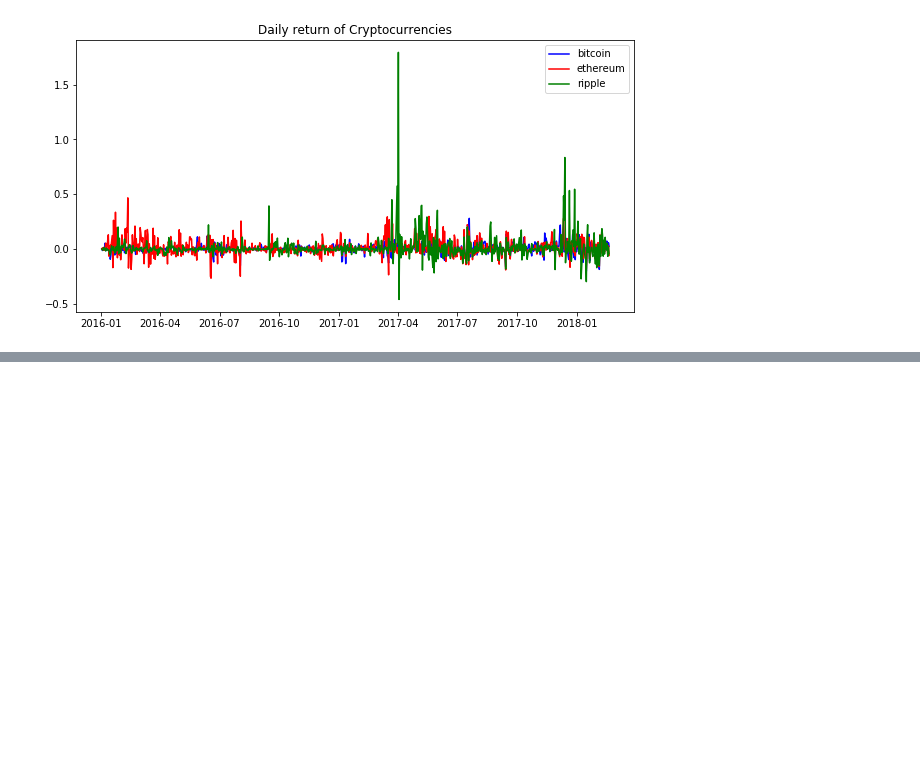
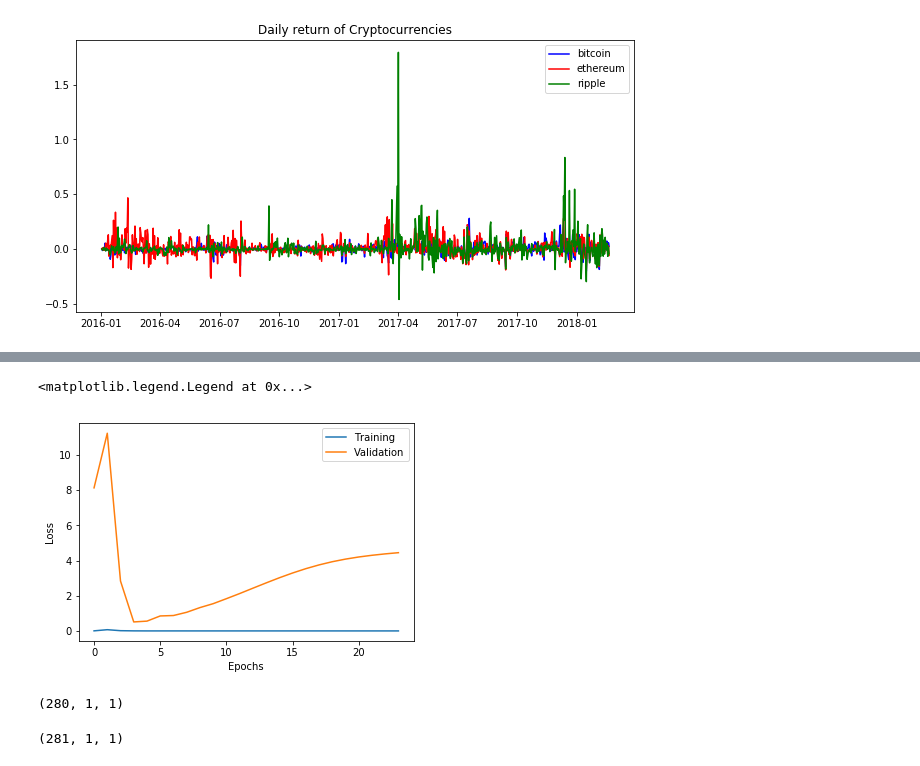
Before and after one commit to samuelvenzi/d_science_temple, a Jupyter notebook: Final Project/Crypto Analysis - Final Project.ipynb, the cells around one changed output, grey strips where cells are left out. Drawn from its saved outputs; the diff is of its cells as text; code cells hidden in the pictures; blank space fills up the shorter version.

Commit message:
First result with the Neural Network
Bad accuracy, 100 epochs with early stopping at 24

```diff
--- a/Final Project/Crypto Analysis - Final Project.ipynb
+++ b/Final Project/Crypto Analysis - Final Project.ipynb
@@ -210,0 +250,5 @@ plt.show()
+# %%
+daily_price = daily_price.set_index('Date')
+# %%
+df_train = daily_price[0:500]
+df_test = daily_price[500:]
@@ -210,0 +276,21 @@ plt.show()
+# %%
+from sklearn.preprocessing import MinMaxScaler
+
+training_set = df_train.values
+training_set = np.reshape(training_set, (len(training_set), 1))
+test_set = df_test.values
+test_set = np.reshape(test_set, (len(test_set), 1))
+
+#scale datasets
+scaler = MinMaxScaler()
+training_set = scaler.fit_transform(training_set)
+test_set = scaler.transform(test_set)
+
+# create datasets which are suitable for time series forecasting
+look_back = 1
+X_train, Y_train = create_lookback(training_set, look_back)
+X_test, Y_test = create_lookback(test_set, look_back)
+
+ # reshape datasets so that they will be ok for the requirements of the LSTM model in Keras
+X_train = np.reshape(X_train, (len(X_train), 1, X_train.shape[1]))
+X_test = np.reshape(X_test, (len(X_test), 1, X_test.shape[1]))
@@ -210,0 +301,12 @@ plt.show()
+# %%
+# initialize sequential model, add 2 stacked LSTM layers and densely connected output neuron
+model = Sequential()
+model.add(LSTM(256, return_sequences=True, input_shape=(X_train.shape[1], X_train.shape[2])))
+model.add(LSTM(256))
+model.add(Dense(1))
+
+# compile and fit the model
+model.compile(loss='mean_squared_error', optimizer='adam')
+history = model.fit(X_train, Y_train, epochs=100, batch_size=16, shuffle=False,
+                    validation_data=(X_test, Y_test),
+                    callbacks = [EarlyStopping(monitor='val_loss', min_delta=5e-5, patience=20, verbose=1)])
@@ -210,0 +331,14 @@ plt.show()
+# %%
+plt.figure()
+plt.xlabel('Epochs')
+plt.ylabel('Loss')
+plt.plot(history.history['loss'])
+plt.plot(history.history['val_loss'])
+plt.legend(['Training', 'Validation'])
+# %% [output]
+<matplotlib.legend.Legend at 0x...>
+[figure, added]
+# %%
+X_test.shape
+# %% [output]
+(280, 1, 1)
@@ -210,0 +356,4 @@ plt.show()
+# %%
+X_test.shape
+# %% [output]
+(281, 1, 1)
```
Also changed, not shown: parts of 11 cells of this notebook, 1 other file.
